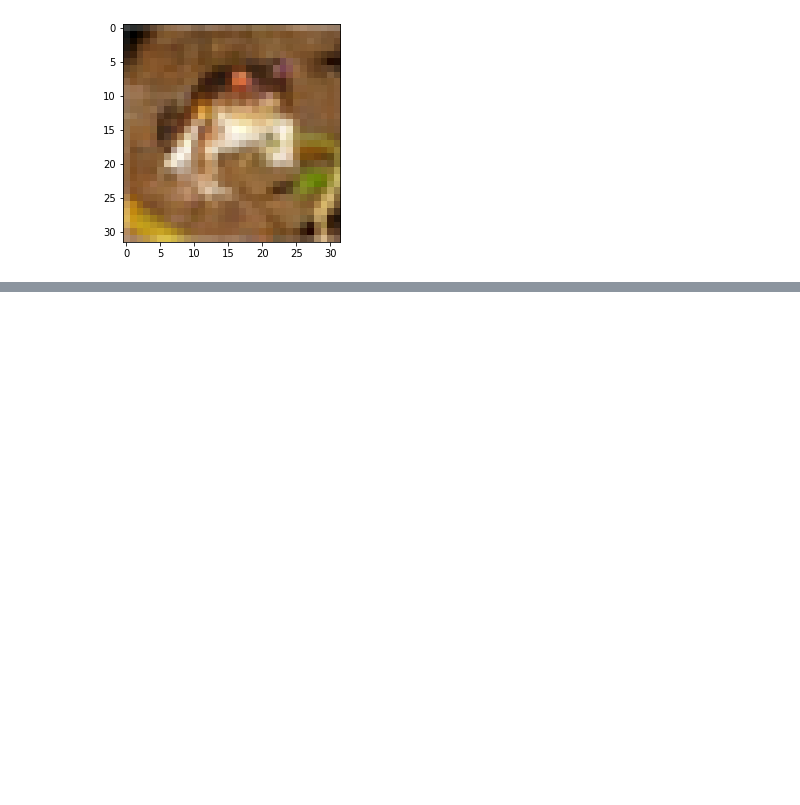
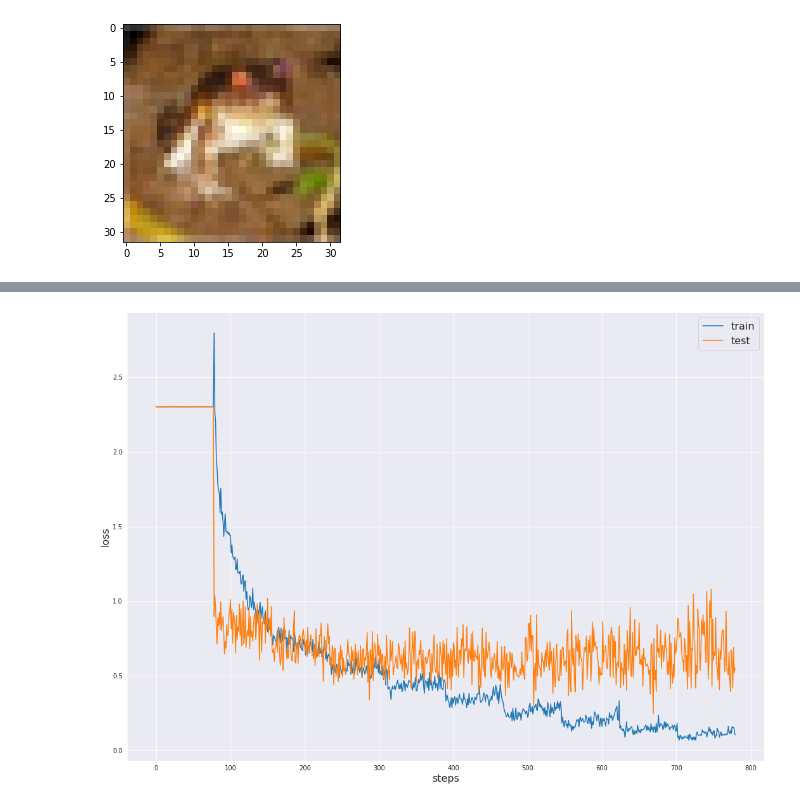
Before and after one commit to DenisKabanov/neural_networks_lab1, a Jupyter notebook: Lab1_Machine_learning.ipynb, the cells around one changed output, grey strips where cells are left out. Cells and saved outputs as stored; diff of their text form; code cells hidden in the pictures; blank space fills up the shorter version.

```diff
--- a/Lab1_Machine_learning.ipynb
+++ b/Lab1_Machine_learning.ipynb
@@ -193,0 +271,17 @@ ValueError: ignored
+# %%
+losses_resized = []
+i = 0
+while i < 3900:
+  losses_resized.append(losses[i: i+5].mean())
+  i = i+5
+# %%
+steps = [i for i in range(n_epochs*len(testloader))]
+
+plt.figure(figsize=(18, 13))
+plt.plot(steps, losses_resized, label='train')
+plt.plot(steps, losses_test, label='test')
+plt.xlabel('epochs', size=16)
+plt.ylabel('loss', size=16)
+plt.legend(fontsize=16);
+# %% [output]
+[figure, added]
```
Also changed, not shown: parts of 16 cells of this notebook.
